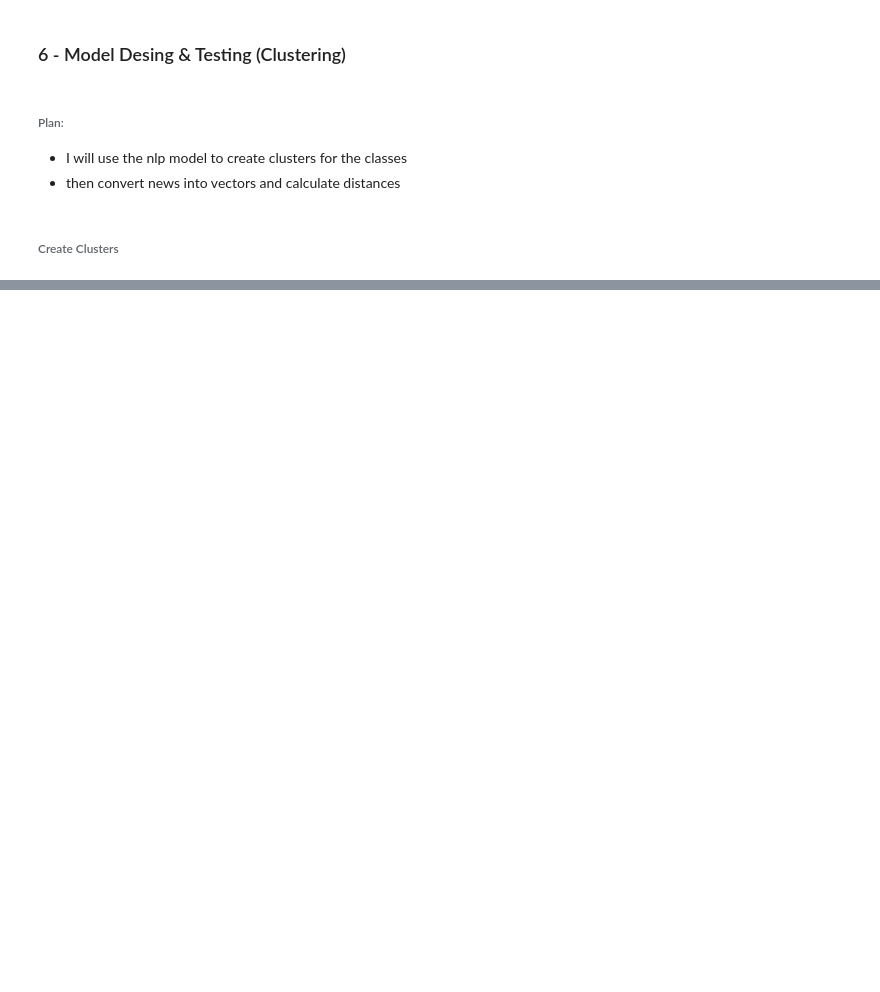
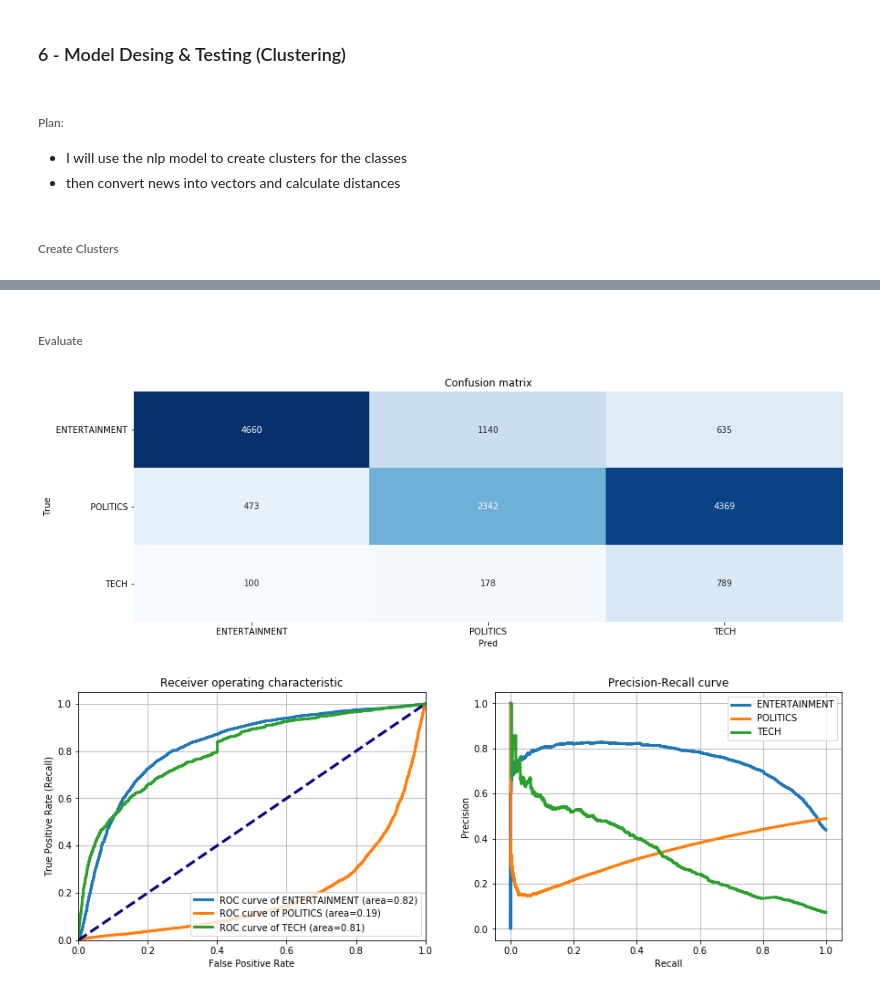
Before and after one commit to mdipietro09/DataScience_ArtificialIntelligence_Utils, a Jupyter notebook: deep_learning_natural_language_processing/text_classification_example.ipynb, the cells around one changed output, grey strips where cells are left out. Cells and saved outputs as stored; diff of their text form; code cells hidden in the pictures; blank space fills up the shorter version.

```diff
--- a/deep_learning_natural_language_processing/text_classification_example.ipynb
+++ b/deep_learning_natural_language_processing/text_classification_example.ipynb
@@ -537,0 +538,12 @@ lst_corpus = utils_preprocess_ngrams(dtf_train["text_clean"], ngrams=1)
+# %%
+# from the Baseline step
+dic_clusters = {}
+for y,lst_keywords in dic_features_selection.items():
+    if y != "ALL":
+        lst_grams = []
+        for gram in lst_keywords:
+            if len(gram.split())>1:
+                lst_grams.append("_".join(gram.split()))
+            else:
+                lst_grams.append(gram)
+        dic_clusters.update({y:lst_grams})
@@ -537,0 +566,7 @@ lst_corpus = utils_preprocess_ngrams(dtf_train["text_clean"], ngrams=1)
+# %%
+predicted_prob, predicted = predict_clusters_w2v(corpus=dtf_test["text_clean"], dic_clusters=dic_clusters,
+                                                 nlp=nlp, pca=None)
+
+print("Accuracy (overall correct predictions):",  round(metrics.accuracy_score(y_test, predicted),3))
+print("Detail:")
+print(metrics.classification_report(y_test, predicted))
@@ -537,0 +591,7 @@ lst_corpus = utils_preprocess_ngrams(dtf_train["text_clean"], ngrams=1)
+# %% [markdown]
+###### Evaluate
+# %%
+evaluate_multi_classif(y_test, predicted, predicted_prob, figsize=(15,5))
+# %% [output]
+[figure, added]
+[figure, added]
```
Also changed, not shown: parts of 38 cells of this notebook, 1 other file.
